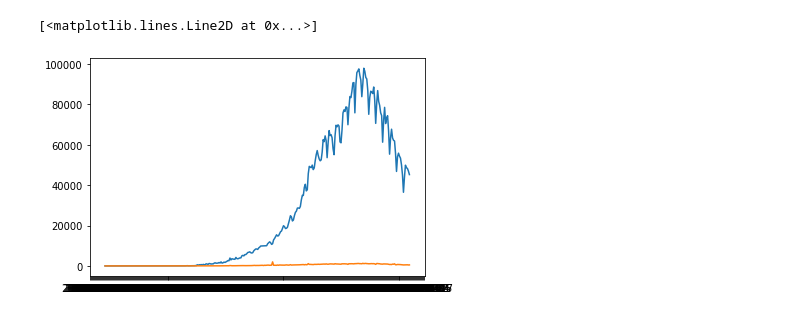
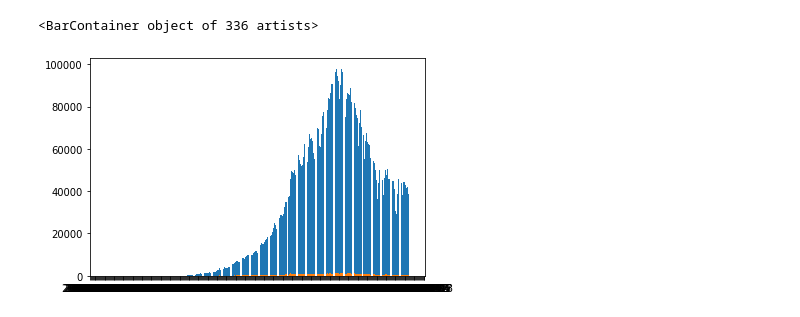
Before and after one commit to ramarav/Covid_India_Statistics, a Jupyter notebook: COVID-19_India.ipynb, the cells around one changed output. Drawn from its saved outputs; the diff is of its cells as text; code cells hidden in the pictures.

```diff
--- a/COVID-19_India.ipynb
+++ b/COVID-19_India.ipynb
@@ -116,20 +116,20 @@ plt.plot(India["date"],India["deaths"].cumsum())
 # %%
 import datetime
 import matplotlib.dates as mdates
 #dates = ["01/02/2020", "01/03/2020", "01/04/2020"]
 y_values = India["cases"]
 z_values = India["deaths"]
 x_values = [datetime.datetime.strptime(d,"%d/%m/%Y").date() for d in India["date"]]
 ax = plt.gca()
 formatter = mdates.DateFormatter("%Y-%m-%d")
 ax.xaxis.set_major_formatter(formatter)
 locator = mdates.DayLocator()
 ax.xaxis.set_major_locator(locator)
-plt.plot(x_values, y_values)
-plt.plot(x_values, z_values)
+plt.bar(x_values, y_values)
+plt.bar(x_values, z_values)
 # %% [output]
-[<matplotlib.lines.Line2D at 0x...>]
+<BarContainer object of 336 artists>
-[figure, old version]
+[figure, new version]
 # %%
 import datetime
 import matplotlib.dates as mdates
```
Also changed, not shown: parts of 16 cells of this notebook, 1 other file.
